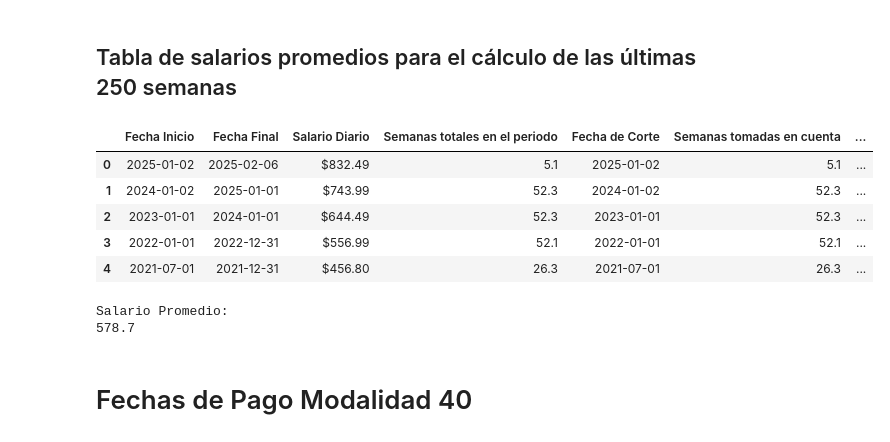
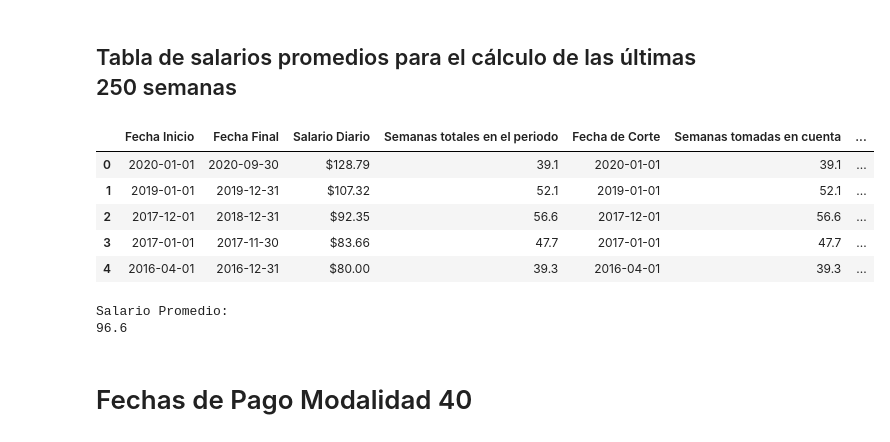
Before and after one commit to Alfonzo1114/streamlit, a Jupyter notebook: Pensiones_V2.ipynb, the cells around one changed output. Saved outputs shown, nothing was run; the diff lists cells and outputs as text; code cells hidden in the pictures.

```diff
--- a/Pensiones_V2.ipynb
+++ b/Pensiones_V2.ipynb
@@ -16,9 +16,9 @@ def file_path_fcn(file_path=None):
         file_path = 'REPORTES/LUPITA.pdf'
     return file_path
 
-file_path ='REPORTES/GONZALO.pdf'
+# file_path ='REPORTES/GONZALO.pdf'
 
-file_path = file_path_fcn(file_path)
+file_path = file_path_fcn()
 # %%
 def pdf_a_texto(file_path):
     '''Conversion del pdf a texto'''
@@ -658,7 +530,6 @@ def HistorialLaboralTabla(texto):
     for start, end in zip(Inicio, Final):
         substring = texto[start + len(BloqueInicio):end].strip()
         output = [line.strip() for line in substring.splitlines() if len(line.strip()) > 1]
-        print('step')
         HistoriaLaboral.append(output)
 
     # Initialize an empty DataFrame for the final table
@@ -732,6 +603,8 @@ def HistorialLaboralDesglosada_fcn(texto, tieneVigencia, FechasUltimaBaja):
     cols = list(HistoriaLaboralDesglosada.columns)
     cols.insert(cols.index("Fecha Inicial") + 1, cols.pop(cols.index("Fecha Final")))
     HistoriaLaboralDesglosada = HistoriaLaboralDesglosada[cols]
+    # We will change the date format for the column "Fecha Inicial"
+    HistoriaLaboralDesglosada['Fecha Inicial'] = pd.to_datetime(HistoriaLaboralDesglosada['Fecha Inicial'], format='%d/%m/%Y').dt.date
     return HistoriaLaboralDesglosada
 
 HistoriaLaboralTable = HistorialLaboralDesglosada_fcn(texto, tieneVigencia, FechasUltimaBaja)
@@ -747,6 +625,8 @@ Historial Laboral:
 def salario_promedio_250tabla(HistoriaLaboralDesglosada):
     salario_promedio_250 = HistoriaLaboralDesglosada[["Fecha Inicial", "Fecha Final", "Sueldo"]]
     salario_promedio_250 = salario_promedio_250.sort_values(by=["Fecha Inicial", "Fecha Final"], ascending=[False, False])
+    # We will change the date format for the first column
+    salario_promedio_250['Fecha Inicial'] = pd.to_datetime(salario_promedio_250['Fecha Inicial'], format='%d/%m/%Y').dt.date
     return salario_promedio_250
 
 tabla_salarios = salario_promedio_250tabla(HistoriaLaboralTable)
@@ -759,14 +644,11 @@ tabla_salarios.head()
 def salario_promedio_fcn(semanas_contar, semanas_reconocidas, salario_promedio_250):
     if semanas_contar == 0:
         return 0, pd.DataFrame()
-
-    # Reset the index of salario_promedio_250 to ensure it starts from 0
+  # Reset the index of salario_promedio_250 to ensure it starts from 0
     salario_promedio_250 = salario_promedio_250.reset_index(drop=True)
-
     # Convert Fecha Inicial and Fecha Final columns to datetime.date
     salario_promedio_250['Fecha Inicial'] = pd.to_datetime(salario_promedio_250['Fecha Inicial']).dt.date
     salario_promedio_250['Fecha Final'] = pd.to_datetime(salario_promedio_250['Fecha Final']).dt.date
-
     # Initialize necessary variables
     salario_acumulado_periodo = np.zeros(len(salario_promedio_250['Fecha Inicial']))
     fecha_superior = salario_promedio_250['Fecha Final']
@@ -822,43 +704,42 @@ def salario_promedio_fcn(semanas_contar, semanas_reconocidas, salario_promedio_2
 
         salario_acumulado_periodo[idx] = salario_diario[idx] * 7 * semanas_cuenta[idx] if semanas_cuenta[idx] > 0 else 0
 
     tabla_salario_promedio = pd.DataFrame({
         'Fecha Inicio': fecha_inferior,
         'Fecha Final': fecha_superior,
         # Convert to string with currency format
         'Salario Diario': np.vectorize(lambda x: "${:,.2f}".format(x))(salario_diario),
         # 'Semanas Cotizadas': np.round(semanas_cotizadas, 1),
         'Semanas totales en el periodo': np.round(semanas_periodo, 1),
         'Fecha de Corte': pd.to_datetime(fecha_corte),
         'Semanas tomadas en cuenta': np.round(semanas_cuenta, 1),
         'Salario Acumulado en el Periodo': np.vectorize(lambda x: "${:,.2f}".format(x))(np.round(salario_acumulado_periodo)),
         'Semanas Acumuladas Totales': np.round(semanas_acumuladas, 1)
     })
     tabla_salario_promedio['Fecha de Corte'] = tabla_salario_promedio['Fecha de Corte'].dt.date
     salario_acumulado = np.sum(salario_acumulado_periodo)
 
     if semanas_reconocidas < semanas_contar:
         salario_promedio_diario = salario_acumulado / (semanas_reconocidas * 7)
     else:
         salario_promedio_diario = salario_acumulado / (semanas_contar * 7)
 
     return salario_promedio_diario, tabla_salario_promedio
 
 SEMANAS_CONTAR = 250
-SemanasReconocidas = semanas_totales
-salario_promedio_250 = salario_promedio_250tabla(HistoriaLaboralTable)
-SALARIO_PROMEDIO_DIARIO, TABLA_SALARIO_PROMEDIO = salario_promedio_fcn(SEMANAS_CONTAR, SemanasReconocidas, salario_promedio_250)
+SemanasReconocidas = Usuario.semanas_totales
+SALARIO_PROMEDIO_DIARIO, TABLA_SALARIO_PROMEDIO = salario_promedio_fcn(SEMANAS_CONTAR, SemanasReconocidas, tabla_salarios)
 display(TABLA_SALARIO_PROMEDIO.head())
 print(f"Salario Promedio:\n{round(SALARIO_PROMEDIO_DIARIO, 1)}")
 # %% [output]
 |  | Fecha Inicio | Fecha Final | Salario Diario | Semanas totales en el periodo | Fecha de Corte | Semanas tomadas en cuenta | ... |
-| 0 | 2025-01-02 | 2025-02-06 | $832.49 | 5.1 | 2025-01-02 | 5.1 | ... |
-| 1 | 2024-01-02 | 2025-01-01 | $743.99 | 52.3 | 2024-01-02 | 52.3 | ... |
-| 2 | 2023-01-01 | 2024-01-01 | $644.49 | 52.3 | 2023-01-01 | 52.3 | ... |
-| 3 | 2022-01-01 | 2022-12-31 | $556.99 | 52.1 | 2022-01-01 | 52.1 | ... |
-| 4 | 2021-07-01 | 2021-12-31 | $456.80 | 26.3 | 2021-07-01 | 26.3 | ... |
+| 0 | 2020-01-01 | 2020-09-30 | $128.79 | 39.1 | 2020-01-01 | 39.1 | ... |
+| 1 | 2019-01-01 | 2019-12-31 | $107.32 | 52.1 | 2019-01-01 | 52.1 | ... |
+| 2 | 2017-12-01 | 2018-12-31 | $92.35 | 56.6 | 2017-12-01 | 56.6 | ... |
+| 3 | 2017-01-01 | 2017-11-30 | $83.66 | 47.7 | 2017-01-01 | 47.7 | ... |
+| 4 | 2016-04-01 | 2016-12-31 | $80.00 | 39.3 | 2016-04-01 | 39.3 | ... |
 Salario Promedio:
-578.7
+96.6
 # %%
 def tabla_aguinaldo(fecha_inicio, pension_final, year_max, perc_asignaciones_familiares, year_cambio_asignaciones = None, perc_restar = None):
     tabla = '/content/drive/MyDrive/Colab Notebooks/PENSIONES/TABLA_INFLACION.txt'
```
Also changed, not shown: parts of 12 cells of this notebook, 7 other files.
